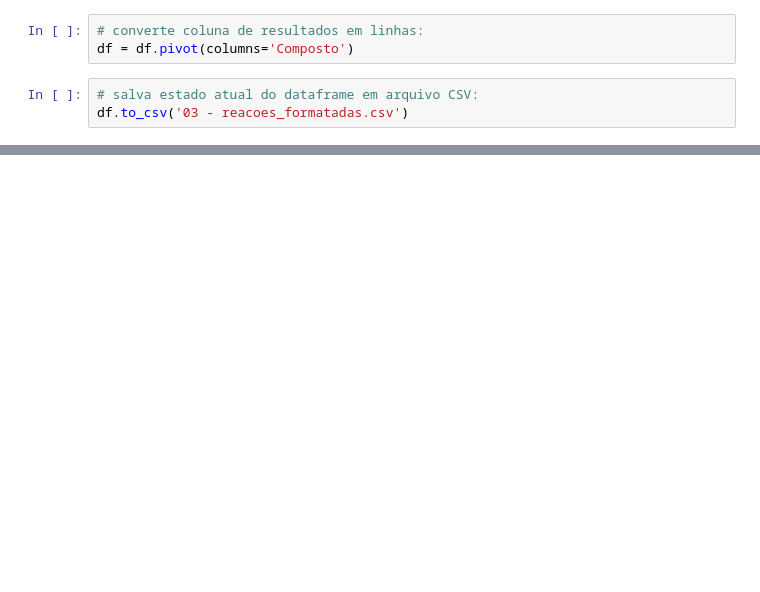
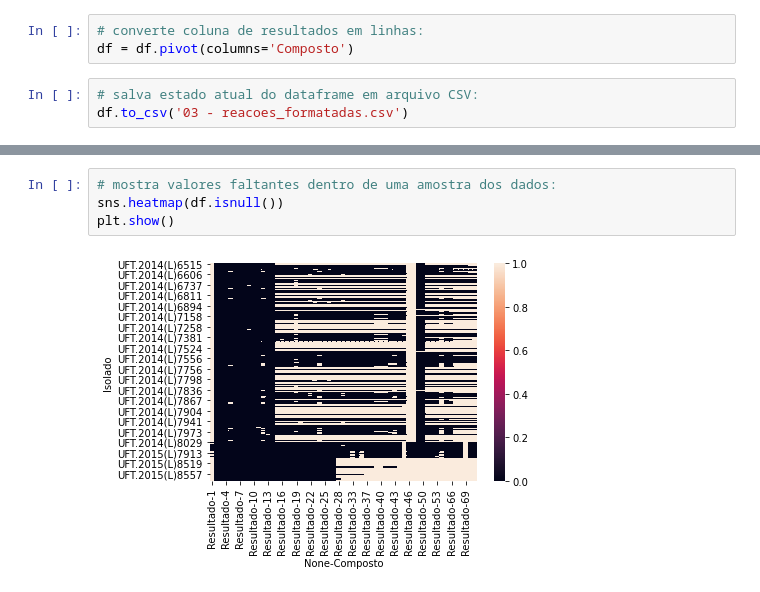
Before and after one commit to JohnnyUFT/Descoberta-de-Conhecimento-em-Base-de-Dados-de-Fungos, a Jupyter notebook: 01.pre_processamento.ipynb, the cells around one changed output, grey strips where cells are left out. Drawn from its saved outputs; the diff is of its cells as text; blank space fills up the shorter version.

```diff
--- a/01.pre_processamento.ipynb
+++ b/01.pre_processamento.ipynb
@@ -62,0 +116,6 @@ df2.melt(id_vars=["", "name", ''],
+# %%
+# mostra valores faltantes dentro de uma amostra dos dados:
+sns.heatmap(df.isnull())
+plt.show()
+# %% [output]
+[figure, added]
```
Also changed, not shown: parts of 21 cells of this notebook, 8 other files.
